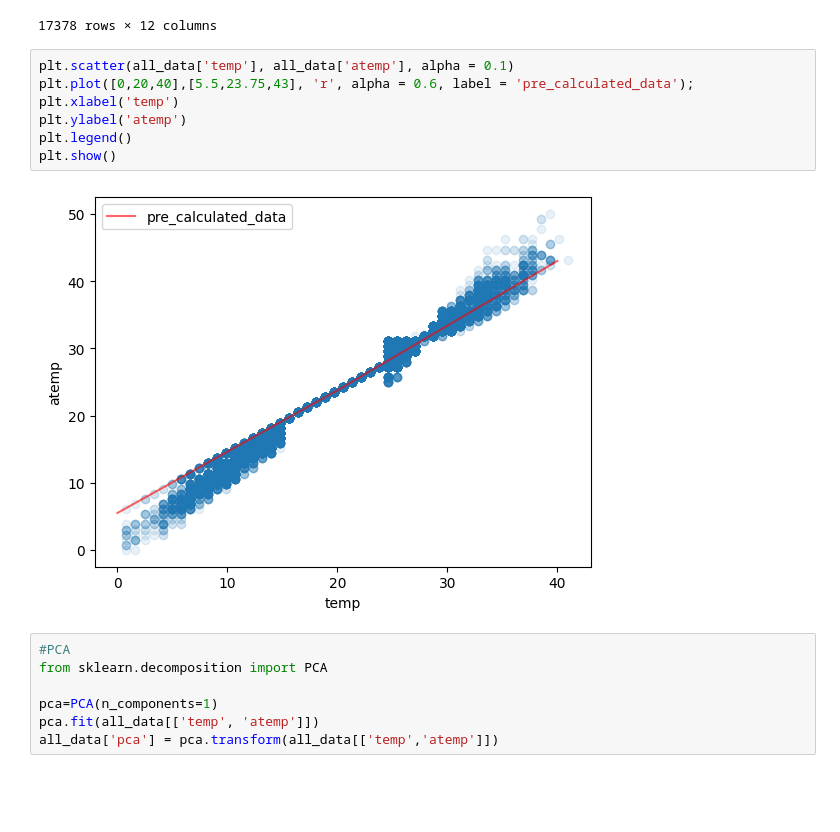
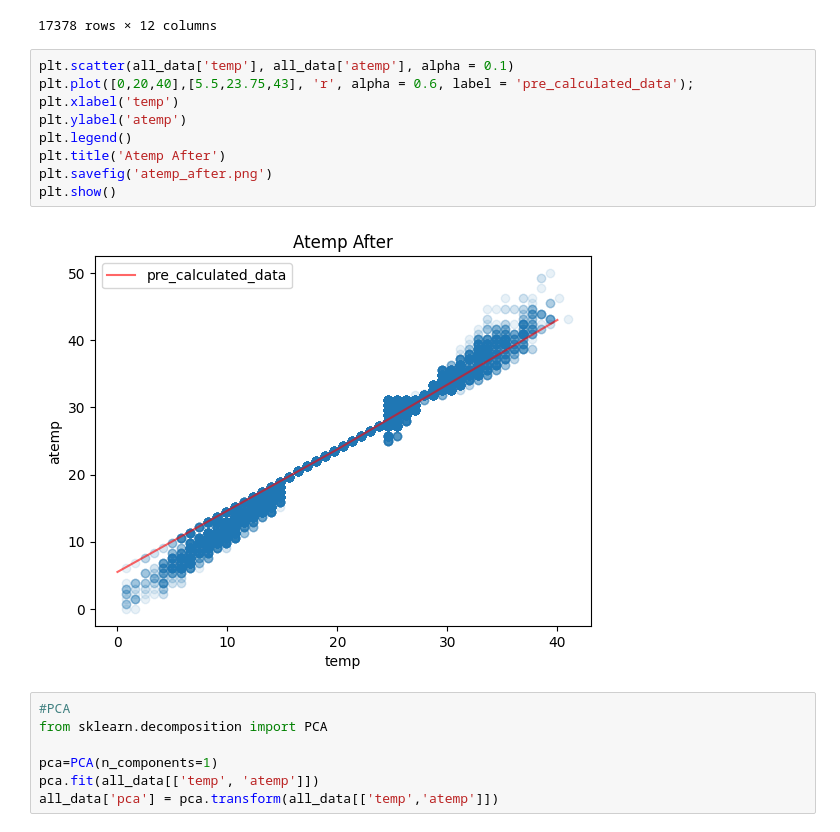
Before and after one commit to gptjddldi/kg-bike-sharing-demand, a Jupyter notebook: data_preprocessing.ipynb, the cells around one changed output. Saved outputs shown, nothing was run; the diff lists cells and outputs as text; blank space fills up the shorter version.

```diff
--- a/data_preprocessing.ipynb
+++ b/data_preprocessing.ipynb
@@ -93,12 +95,14 @@ all_data
 # %%
 plt.scatter(all_data['temp'], all_data['atemp'], alpha = 0.1)
 plt.plot([0,20,40],[5.5,23.75,43], 'r', alpha = 0.6, label = 'pre_calculated_data');
 plt.xlabel('temp')
 plt.ylabel('atemp')
 plt.legend()
+plt.title('Atemp After')
+plt.savefig('atemp_after.png')
 plt.show()
 # %% [output]
-[figure, old version]
+[figure, new version]
 # %%
 #PCA
 from sklearn.decomposition import PCA
```
Also changed, not shown: parts of 8 cells of this notebook, 1 other file.
